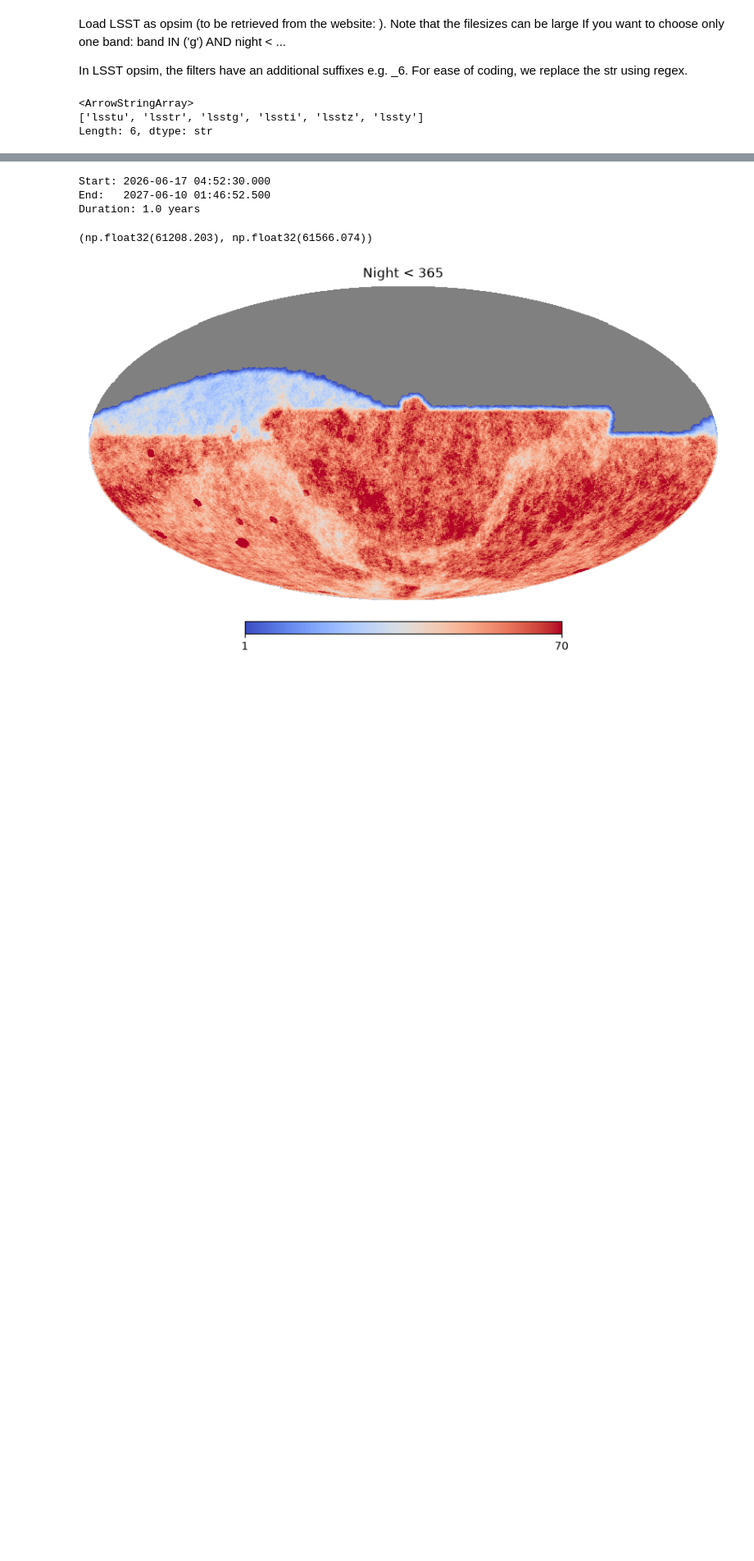
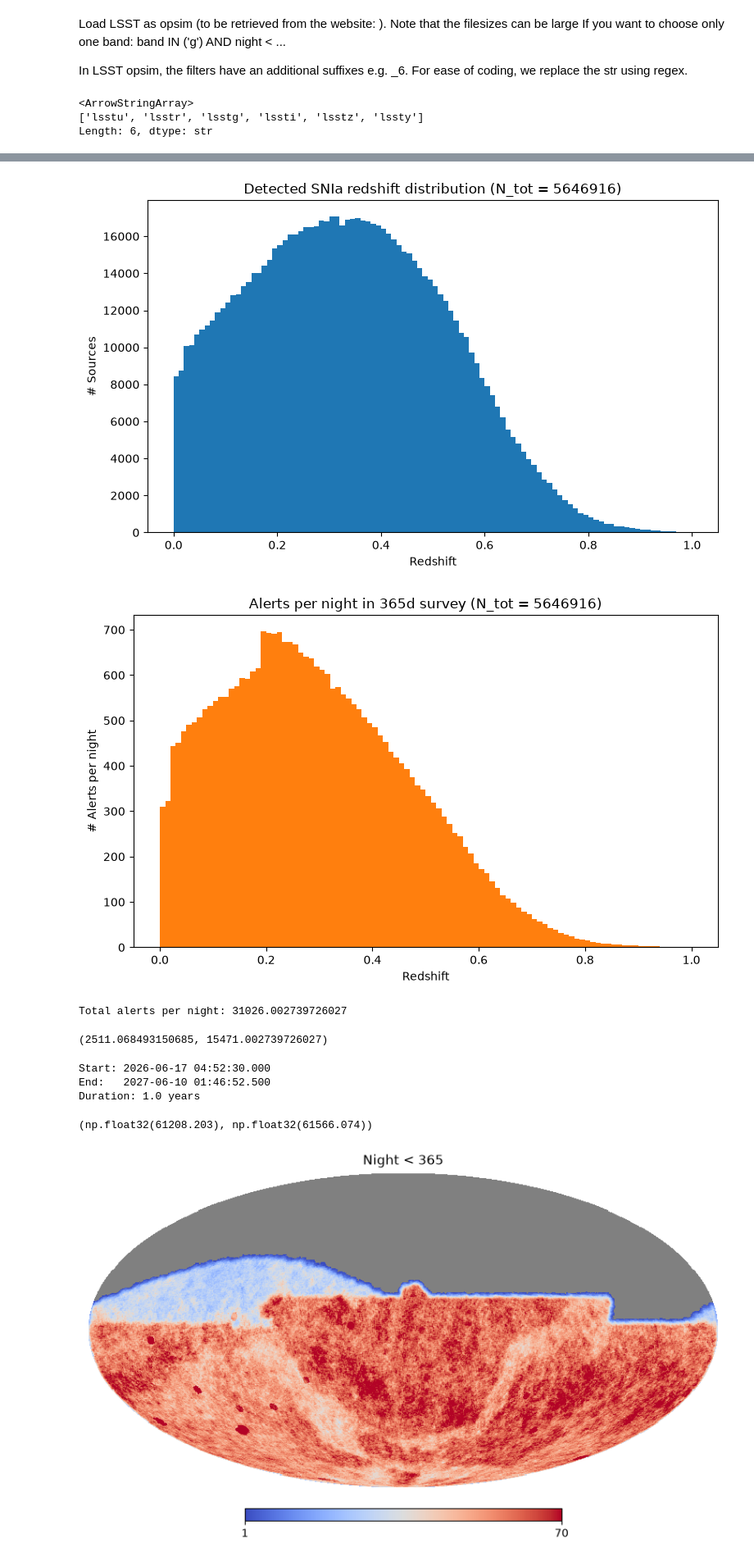
Before and after one commit to krissylla/TransientSimulation, a Jupyter notebook: skysurvey_detections.ipynb, the cells around one changed output, grey strips where cells are left out. Shown at 82% size. Drawn from its saved outputs; the diff is of its cells as text; code cells hidden in the pictures; blank space fills up the shorter version.

```diff
--- a/skysurvey_detections.ipynb
+++ b/skysurvey_detections.ipynb
@@ -58,0 +115,4 @@ pd.read_parquet("results/detected_000.parquet")
+# %%
+from lsst_functions import add_zbin_column, get_nsources_nalerts_per_zbin
+
+detected = add_zbin_column(combined, zbin_max = 1.0, zbin_size = 0.01)
@@ -59,3 +170,39 @@ pd.read_parquet("results/detected_000.parquet")
+# %%
+# 1) number of detected sources per z-bin
+N_tot = len(combined)
+
+plt.figure(figsize=(8, 5))
+plt.hist(detected["z"], bins=np.arange(0, 1.01, 0.01), color="tab:blue")
+plt.xlabel("Redshift")
+plt.ylabel("# Sources")
+plt.title(f"Detected SNIa redshift distribution (N_tot = {N_tot})")
+plt.tight_layout()
+plt.show()
+
+# 2) alerts per night per z-bin
+plt.figure(figsize=(8, 5))
+plt.hist(
+    detected["z"],
+    bins=np.arange(0, 1.01, 0.01),
+    weights=detected["n_detections"] / 365.0,
+    color="tab:orange"
+)
+plt.xlabel("Redshift")
+plt.ylabel("# Alerts per night")
+plt.title(f"Alerts per night in 365d survey (N_tot = {N_tot})")
+plt.tight_layout()
+plt.show()
+# %% [output]
+[figure, added]
+[figure, added]
+# %%
+print(f"Total alerts per night: {detected['n_detections'].sum() / 365}")
+# %% [output]
+Total alerts per night: 31026.002739726027
+# %%
+len(detected) / 365, len(combined)/365
+# %% [output]
+(2511.068493150685, 15471.002739726027)
 # %%
 #  llod the date range across all the nights
 from astropy.time import Time
```
Also changed, not shown: parts of 8 cells of this notebook, 1 other file.
